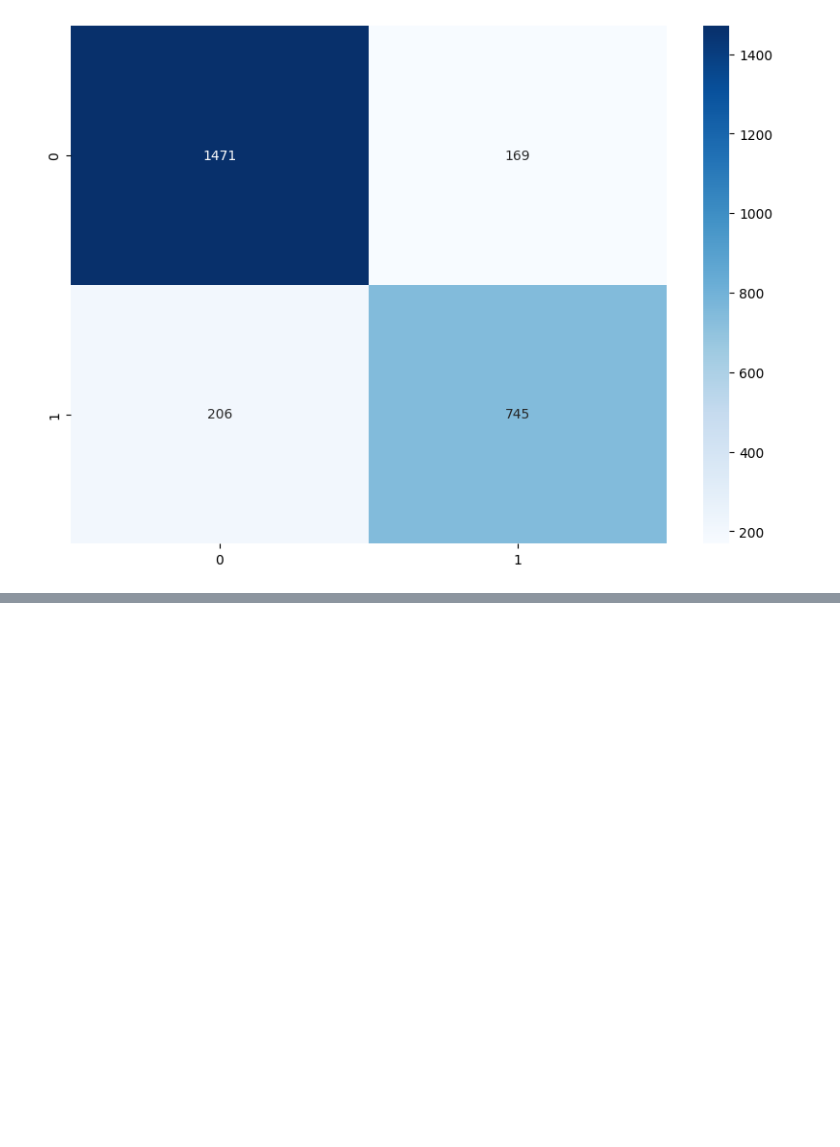
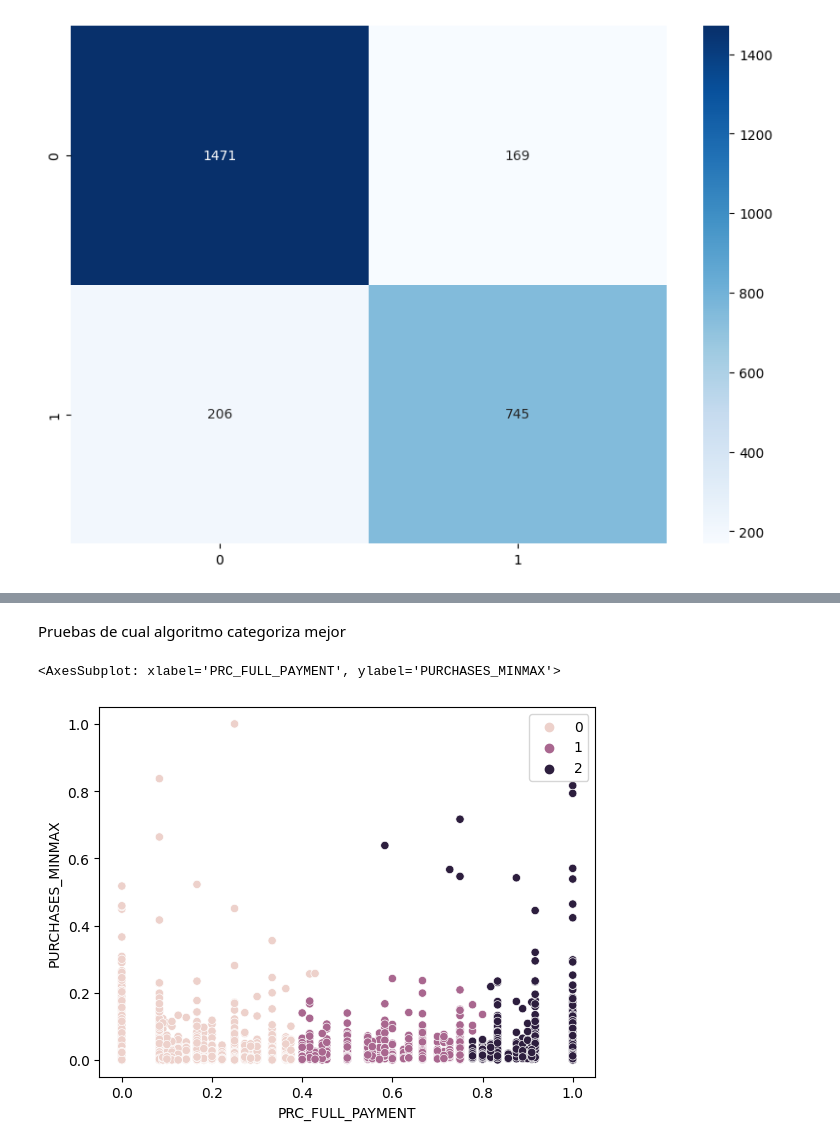
Before and after one commit to Javier-Mazariegos/proyecto_final_elements, a Jupyter notebook: proyecto.ipynb, the cells around one changed output, grey strips where cells are left out. Cells and saved outputs as stored; diff of their text form; code cells hidden in the pictures; blank space fills up the shorter version.

```diff
--- a/proyecto.ipynb
+++ b/proyecto.ipynb
@@ -784,0 +827,20 @@ sns.heatmap(cm, annot=True, cmap='Blues', fmt='g')
+# %% [markdown]
+Pruebas de cual algoritmo categoriza mejor
+# %%
+# Algoritmos de clustering a comparar
+from sklearn.cluster import k_means, KMeans, Birch, KMeans, MeanShift
+from sklearn.cluster import AgglomerativeClustering, SpectralClustering
+
+km = KMeans(n_clusters=3, random_state=2023)
+ms = MeanShift(bandwidth=0.3)
+bi = Birch(n_clusters=3)
+sp = SpectralClustering(n_clusters=3, affinity='rbf', gamma=1.0)
+ah = AgglomerativeClustering(n_clusters=3, affinity='euclidean', linkage='ward')
+
+methods = [km, ms, sp, bi, ah]
+# %%
+y_labels = methods[4].fit_predict(dataset[cluster_vars])
+sns.scatterplot(dataset, x = "PRC_FULL_PAYMENT", y = "PURCHASES_MINMAX", hue=y_labels)
+# %% [output]
+<AxesSubplot: xlabel='PRC_FULL_PAYMENT', ylabel='PURCHASES_MINMAX'>
+[figure, added]
```
Also changed, not shown: parts of 23 cells of this notebook.
